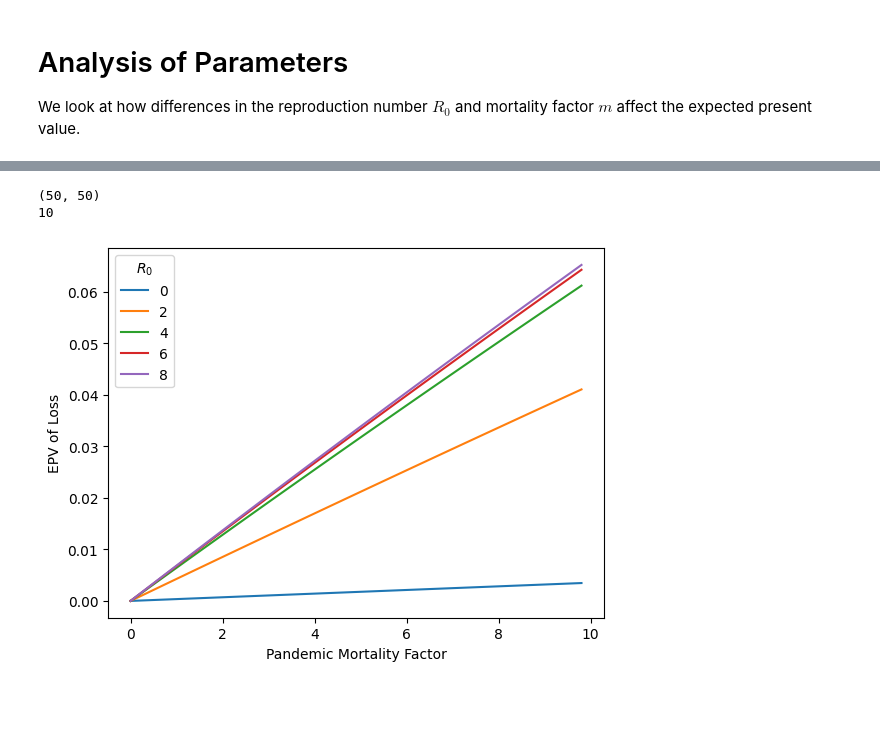
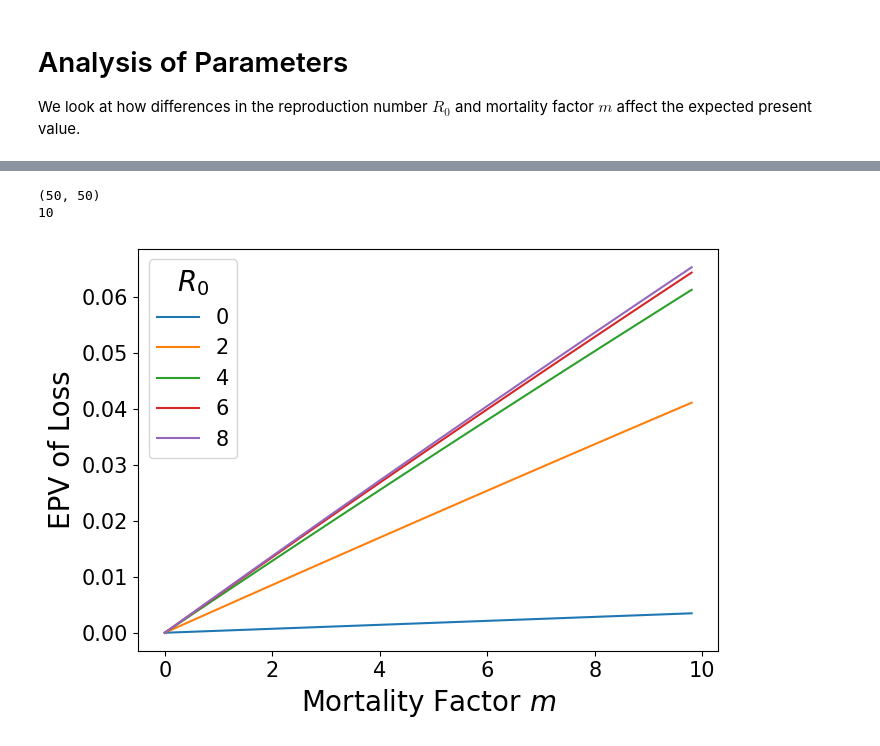
Before and after one commit to aryant2707/math461_unit1_grp5, a Jupyter notebook: callum/Parameter Analysis.ipynb, the cells around one changed output, grey strips where cells are left out. Drawn from its saved outputs; the diff is of its cells as text; code cells hidden in the pictures; blank space fills up the shorter version.

```diff
--- a/callum/Parameter Analysis.ipynb
+++ b/callum/Parameter Analysis.ipynb
@@ -117,22 +137,29 @@ plt.show()
 # %%
 # Affect of Mortality factor for fixed R0
 
 x = _mort_vals
 print(_top.shape)
 increment = _top.shape[0]//5
 print(increment)
+fig = plt.figure(figsize=(7, 5))
+
 for i in range(5):
 
   y = _top[:,increment*i]
   l = str(i*2)
   plt.plot(x,y, label=l)
 
-plt.legend(title="$R_0$")
-plt.xlabel("Pandemic Mortality Factor")
-plt.ylabel("EPV of Loss")
+
+plt.tick_params(axis='y',labelsize=15)
+plt.tick_params(axis='x',labelsize=15)
+plt.legend(title="$R_0$",title_fontsize=20, fontsize = 15)
+plt.xlabel("Mortality Factor $m$", fontsize=20)
+plt.ylabel("EPV of Loss", fontsize=20)
+plt.tight_layout()
+plt.savefig("fixed_r0_vary_m.pdf")
 
 plt.show()
 # %% [output]
 (50, 50)
 10
-[figure, old version]
+[figure, new version]
```
Also changed, not shown: parts of 2 cells of this notebook, 8 other files.
